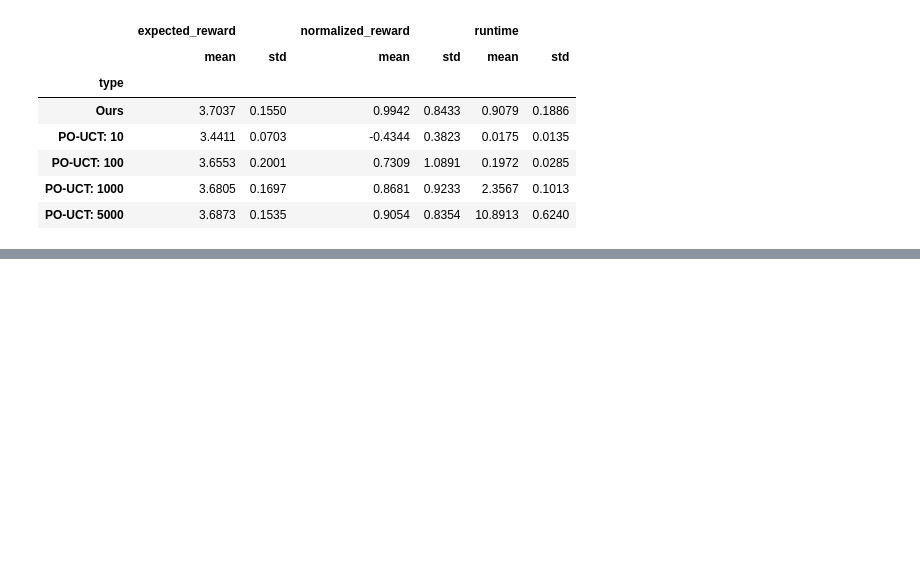
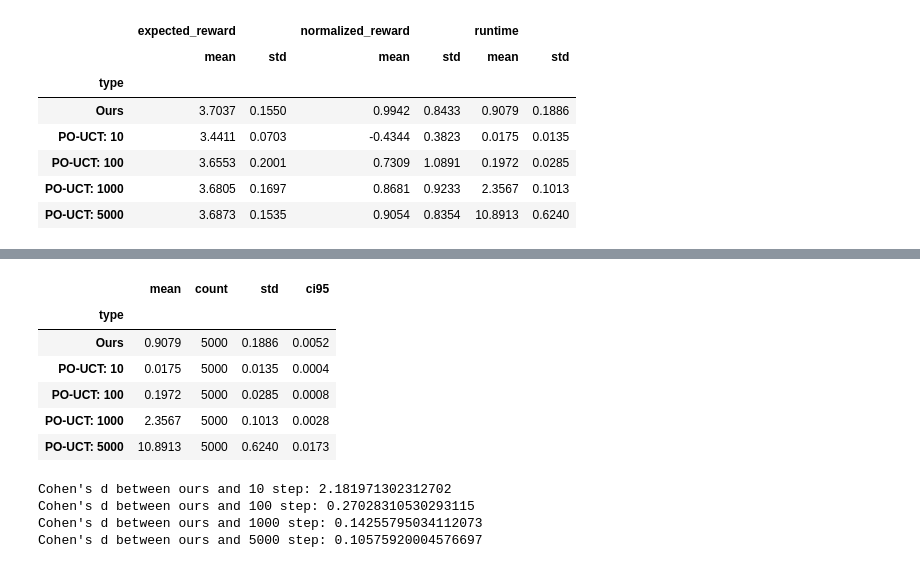
Before and after one commit to lovis-heindrich/MGPS-project-selection, a Jupyter notebook: analysis_simulations.ipynb, the cells around one changed output, grey strips where cells are left out. Cells and saved outputs as stored; diff of their text form; code cells hidden in the pictures; blank space fills up the shorter version.

Commit message:
effect size calculation

```diff
--- a/analysis_simulations.ipynb
+++ b/analysis_simulations.ipynb
@@ -111,0 +140,36 @@ df.groupby("type").agg(["mean", "std"])[["expected_reward", "normalized_reward",
+# %%
+ci("runtime")
+# %% [output]
+|  | mean | count | std | ci95 |
+| type |  |  |  |  |
+| Ours | 0.9079 | 5000 | 0.1886 | 0.0052 |
+| PO-UCT: 10 | 0.0175 | 5000 | 0.0135 | 0.0004 |
+| PO-UCT: 100 | 0.1972 | 5000 | 0.0285 | 0.0008 |
+| PO-UCT: 1000 | 2.3567 | 5000 | 0.1013 | 0.0028 |
+| PO-UCT: 5000 | 10.8913 | 5000 | 0.6240 | 0.0173 |
+# %%
+import numpy as np
+
+def cohend(d1, d2):
+    # https://machinelearningmastery.com/effect-size-measures-in-python/
+    n1, n2 = len(d1), len(d2)
+    s1, s2 = np.var(d1, ddof=1), np.var(d2, ddof=1)
+    s = np.sqrt(((n1 - 1) * s1 + (n2 - 1) * s2) / (n1 + n2 - 2))
+    u1, u2 = np.mean(d1), np.mean(d2)
+    return (u1 - u2) / s
+
+ours = df[df["type"]=="Ours"]["expected_reward"]
+po_10 = df[df["type"]=="PO-UCT: 10"]["expected_reward"]
+po_100 = df[df["type"]=="PO-UCT: 100"]["expected_reward"]
+po_1000 = df[df["type"]=="PO-UCT: 1000"]["expected_reward"]
+po_5000 = df[df["type"]=="PO-UCT: 5000"]["expected_reward"]
+
+print("Cohen's d between ours and 10 step:", cohend(ours, po_10))
+print("Cohen's d between ours and 100 step:", cohend(ours, po_100))
+print("Cohen's d between ours and 1000 step:", cohend(ours, po_1000))
+print("Cohen's d between ours and 5000 step:", cohend(ours, po_5000))
+# %% [output]
+Cohen's d between ours and 10 step: 2.181971302312702
+Cohen's d between ours and 100 step: 0.27028310530293115
+Cohen's d between ours and 1000 step: 0.14255795034112073
+Cohen's d between ours and 5000 step: 0.10575920004576697
```
Also changed, not shown: parts of 4 cells of this notebook, 2 other files.
